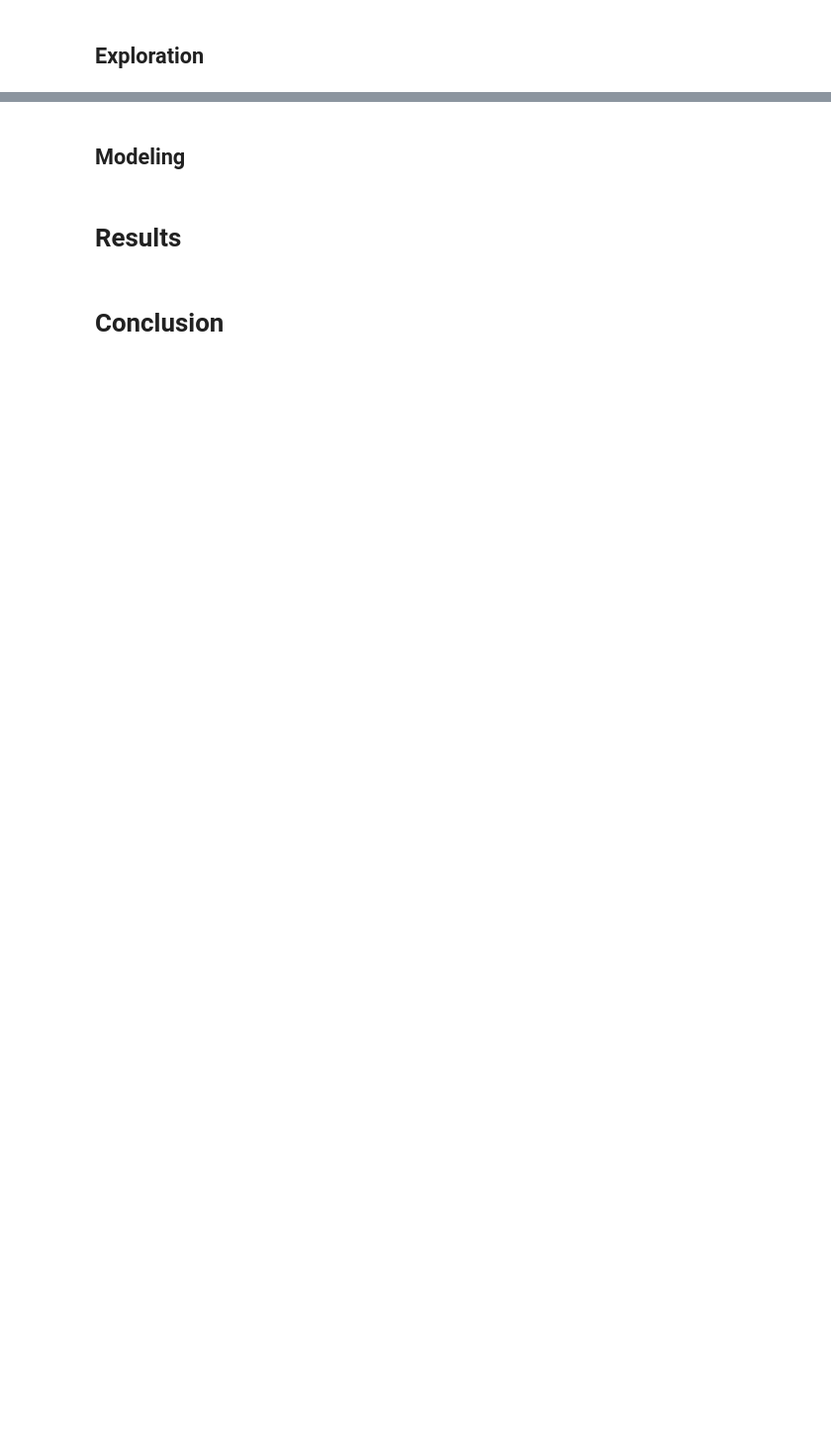
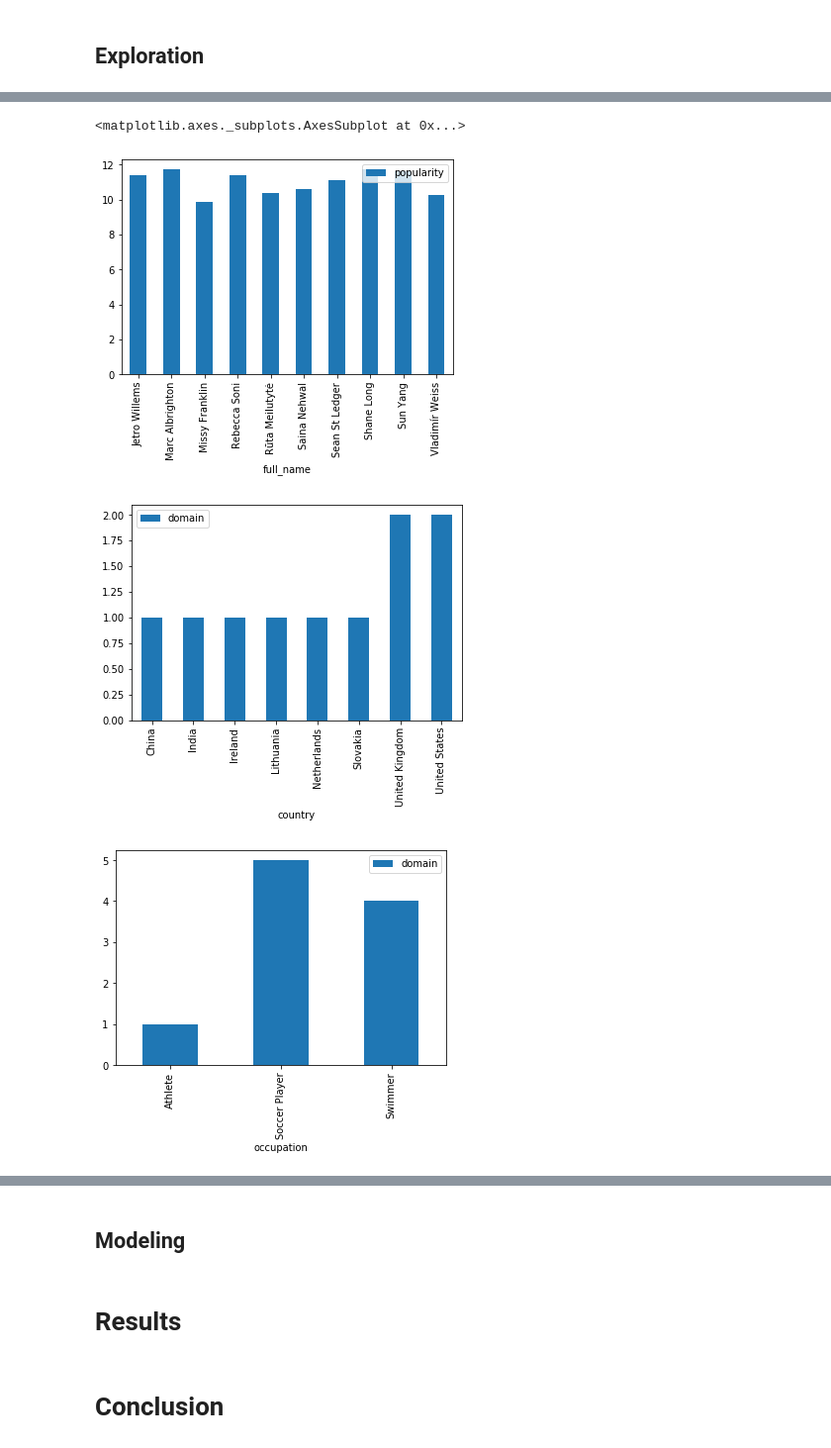
Before and after one commit to tbahng/ist652-final_project, a Jupyter notebook: Final_Project_Report.ipynb, the cells around one changed output, grey strips where cells are left out. Shown at 99% size. Cells and saved outputs as stored; diff of their text form; code cells hidden in the pictures; blank space fills up the shorter version.

```diff
--- a/Final_Project_Report.ipynb
+++ b/Final_Project_Report.ipynb
@@ -268,0 +292,3 @@ dfCleanData.loc[:,columnToDisplayCleanData].tail(5)
+# %%
+dfTopLeastPopular = pd.DataFrame(dfCleanData.sort_values(by = ['popularity'], ascending = True).loc[:,columnToDisplayCleanData].head(10))
+dfTopLeastPopular
@@ -268,0 +310,9 @@ dfCleanData.loc[:,columnToDisplayCleanData].tail(5)
+# %%
+pd.DataFrame(dfTopLeastPopular.groupby(['full_name'])['popularity'].sum()).plot.bar()
+pd.DataFrame(dfTopLeastPopular.groupby(['country'])['domain'].count()).plot.bar()
+pd.DataFrame(dfTopLeastPopular.groupby(['occupation'])['domain'].count()).plot.bar()
+# %% [output]
+<matplotlib.axes._subplots.AxesSubplot at 0x...>
+[figure, added]
+[figure, added]
+[figure, added]
```
Also changed, not shown: parts of 47 cells of this notebook.
